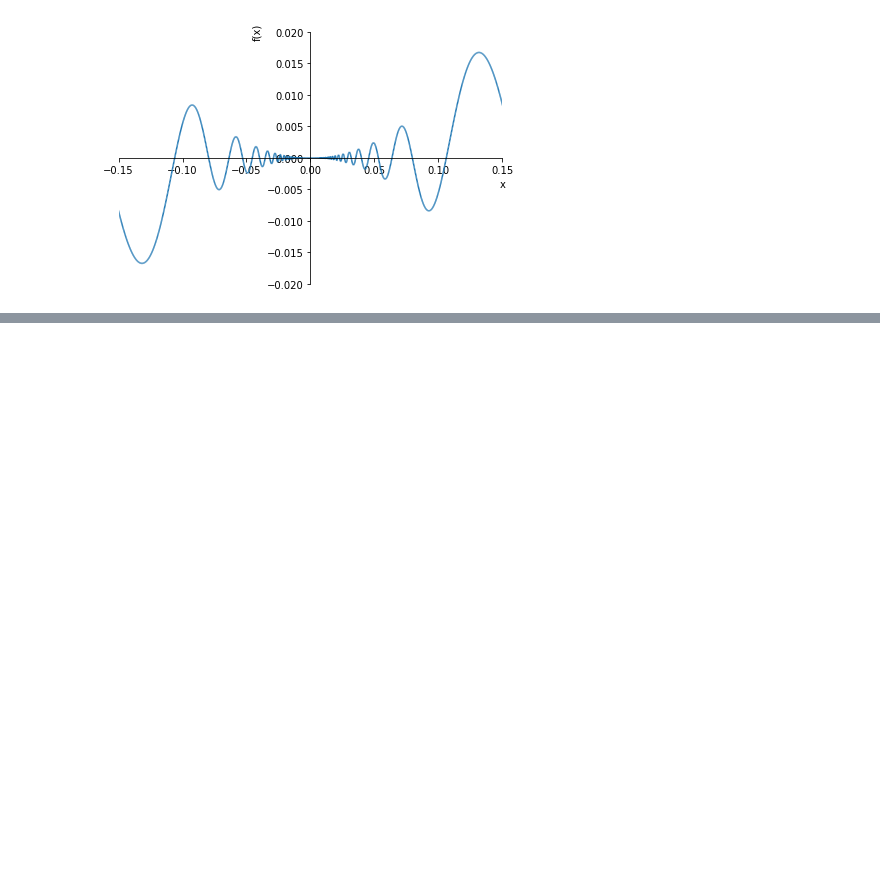
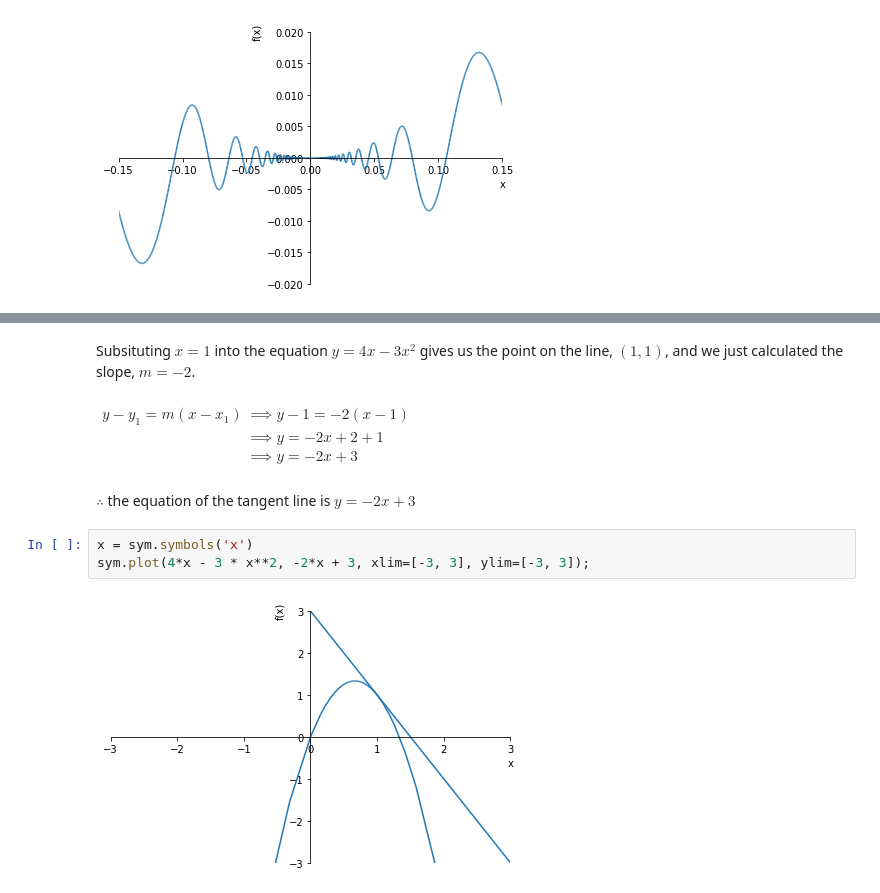
Before and after one commit to PaulToronto/Johns-Hopkins-Coursera-Applied-Calculus-With-Python, a Jupyter notebook: 3_2_The_Derivative.ipynb, the cells around one changed output, grey strips where cells are left out. Cells and saved outputs as stored; diff of their text form; blank space fills up the shorter version.

```diff
--- a/3_2_The_Derivative.ipynb
+++ b/3_2_The_Derivative.ipynb
@@ -225,0 +265,18 @@ sym.plot(x**2 * sym.sin(1/x),
+# %% [markdown]
+Subsituting $x = 1$ into the equation $y = 4x - 3x^2$ gives us the point on the line, $(1, 1)$, and we just calculated the slope, $m = -2$.
+# %% [markdown]
+$
+\begin{align}
+y - y_1 = m(x - x_1)
+& \implies y - 1 = -2(x - 1) \\
+& \implies y = -2x + 2 + 1 \\
+& \implies y = -2x + 3
+\end{align}
+$
+# %% [markdown]
+$\therefore$ the equation of the tangent line is $y = -2x + 3$
+# %%
+x = sym.symbols('x')
+sym.plot(4*x - 3 * x**2, -2*x + 3, xlim=[-3, 3], ylim=[-3, 3]);
+# %% [output]
+[figure, added]
```
Also changed, not shown: parts of 21 cells of this notebook.
